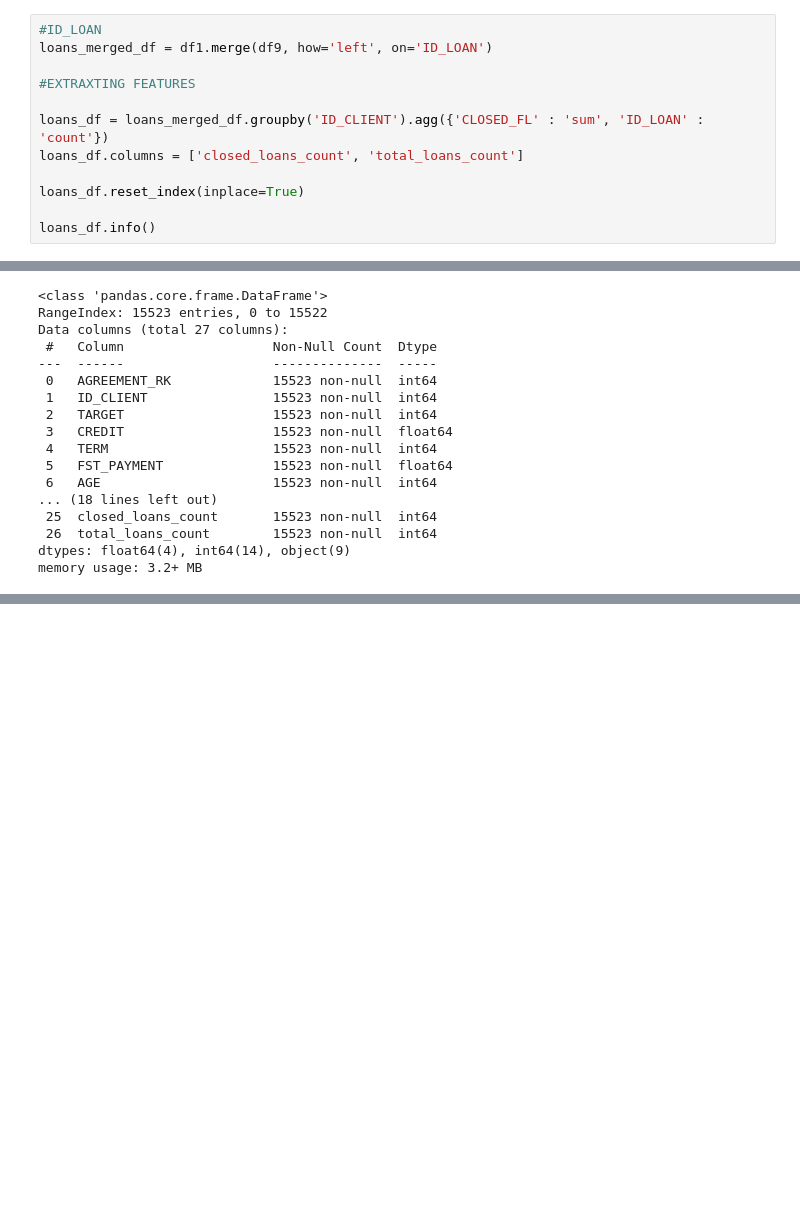
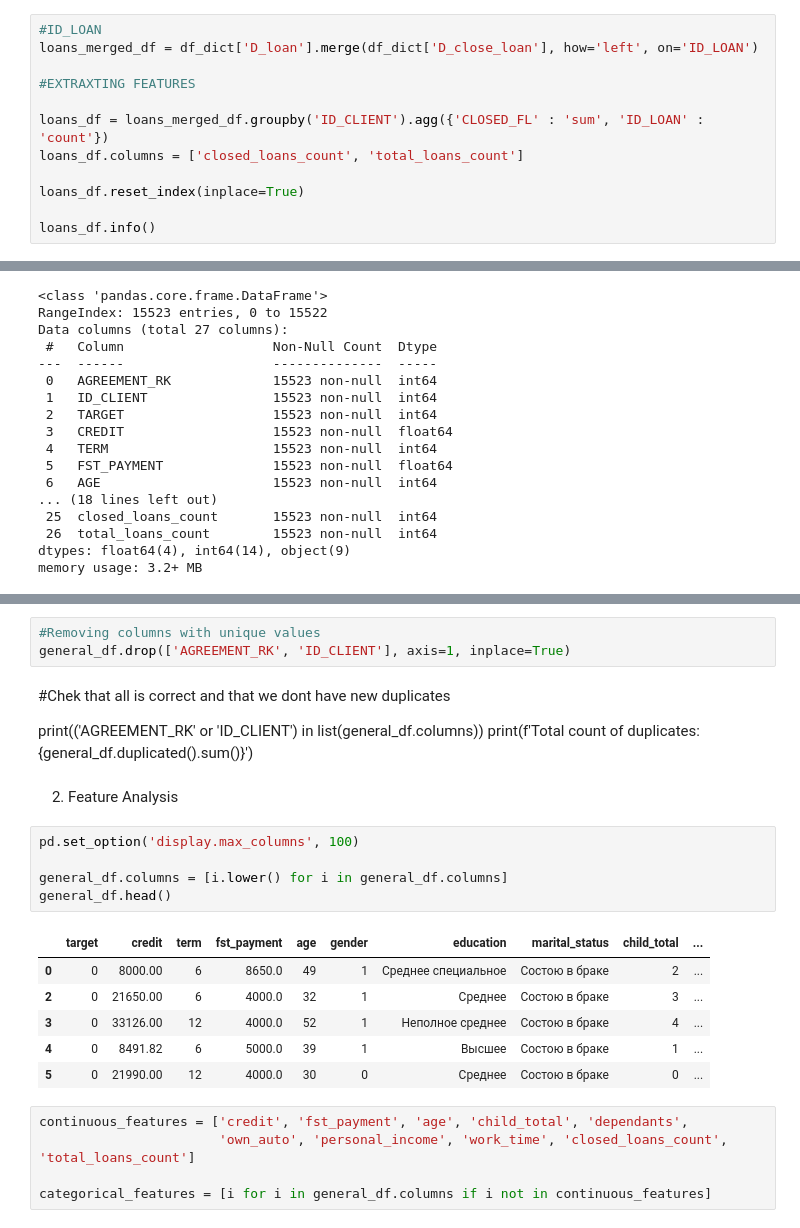
Before and after one commit to SadSabrina/streamlit_ds_app, a Jupyter notebook: EDA.ipynb, the cells around one changed output, grey strips where cells are left out. Saved outputs shown, nothing was run; the diff lists cells and outputs as text; blank space fills up the shorter version.

```diff
--- a/EDA.ipynb
+++ b/EDA.ipynb
@@ -135,7 +142,7 @@ We use left merge in steps 1-4, because we need information ONLY about clients w
 1) Left merge `general_df` and `loans_df`,  because we need information ONLY loans clients with target feature
 # %%
 #ID_LOAN
-loans_merged_df = df1.merge(df9, how='left', on='ID_LOAN')
+loans_merged_df = df_dict['D_loan'].merge(df_dict['D_close_loan'], how='left', on='ID_LOAN')
 
 #EXTRAXTING FEATURES
 
@@ -223,0 +250,27 @@ Data Merging Conclusions:
+# %%
+#Removing columns with unique values
+general_df.drop(['AGREEMENT_RK', 'ID_CLIENT'], axis=1, inplace=True)
+# %% [markdown]
+#Chek that all is correct and that we dont have new duplicates
+
+print(('AGREEMENT_RK' or 'ID_CLIENT') in list(general_df.columns))
+print(f'Total count of duplicates: {general_df.duplicated().sum()}')
+# %% [markdown]
+2. Feature Analysis
+# %%
+pd.set_option('display.max_columns', 100)
+
+general_df.columns = [i.lower() for i in general_df.columns]
+general_df.head()
+# %% [output]
+|  | target | credit | term | fst_payment | age | gender | education | marital_status | child_total | ... |
+| 0 | 0 | 8000.00 | 6 | 8650.0 | 49 | 1 | Среднее специальное | Состою в браке | 2 | ... |
+| 2 | 0 | 21650.00 | 6 | 4000.0 | 32 | 1 | Среднее | Состою в браке | 3 | ... |
+| 3 | 0 | 33126.00 | 12 | 4000.0 | 52 | 1 | Неполное среднее | Состою в браке | 4 | ... |
+| 4 | 0 | 8491.82 | 6 | 5000.0 | 39 | 1 | Высшее | Состою в браке | 1 | ... |
+| 5 | 0 | 21990.00 | 12 | 4000.0 | 30 | 0 | Среднее | Состою в браке | 0 | ... |
+# %%
+continuous_features = ['credit', 'fst_payment', 'age', 'child_total', 'dependants',
+                       'own_auto', 'personal_income', 'work_time', 'closed_loans_count', 'total_loans_count']
+
+categorical_features = [i for i in general_df.columns if i not in continuous_features]
```
Also changed, not shown: parts of 23 cells of this notebook.
